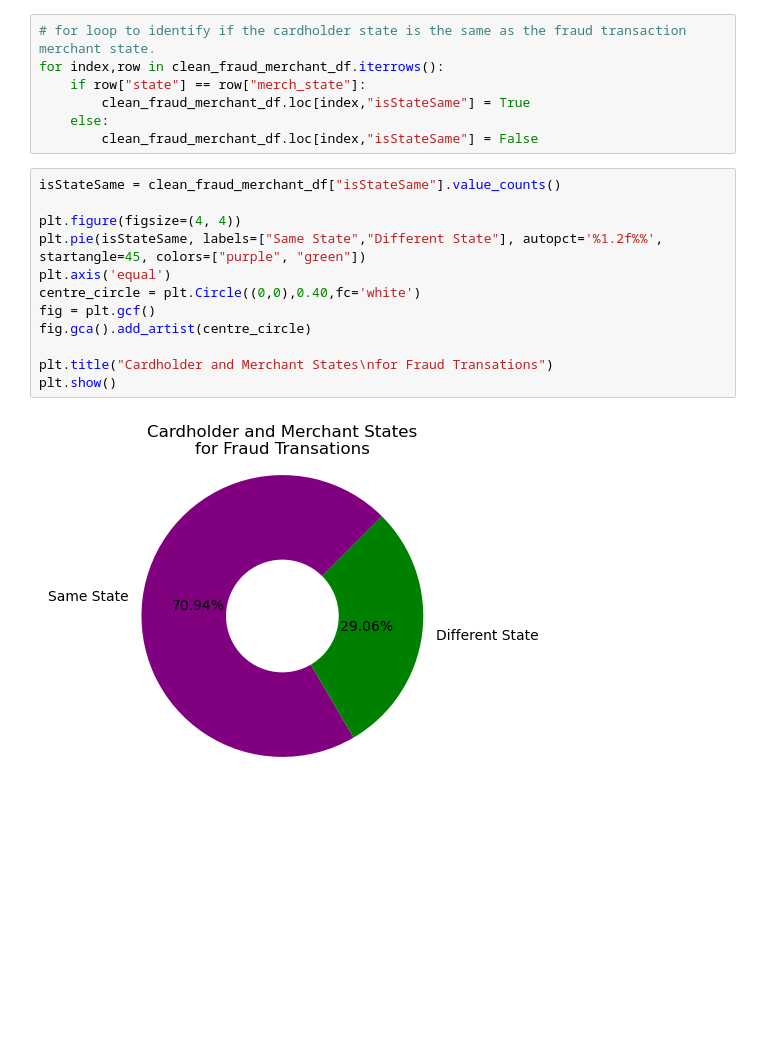
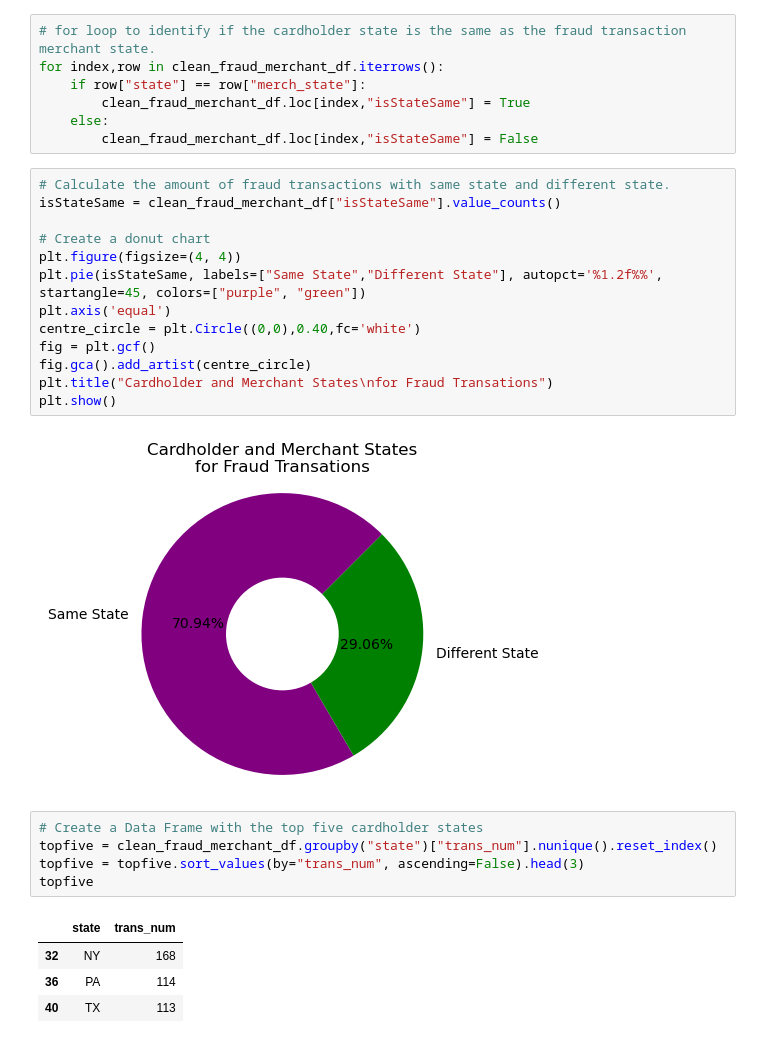
Before and after one commit to Mohammed-a-ali01/Project-1, a Jupyter notebook: locanalysis.ipynb, the cells around one changed output. Drawn from its saved outputs; the diff is of its cells as text; blank space fills up the shorter version.

```diff
--- a/locanalysis.ipynb
+++ b/locanalysis.ipynb
@@ -135,17 +132,28 @@ for index,row in clean_fraud_merchant_df.iterrows():
     else:
         clean_fraud_merchant_df.loc[index,"isStateSame"] = False
 # %%
+# Calculate the amount of fraud transactions with same state and different state.
 isStateSame = clean_fraud_merchant_df["isStateSame"].value_counts()
 
+# Create a donut chart
 plt.figure(figsize=(4, 4))
 plt.pie(isStateSame, labels=["Same State","Different State"], autopct='%1.2f%%', startangle=45, colors=["purple", "green"])
 plt.axis('equal')
 centre_circle = plt.Circle((0,0),0.40,fc='white')
 fig = plt.gcf()
 fig.gca().add_artist(centre_circle)
-
 plt.title("Cardholder and Merchant States\nfor Fraud Transations")
 plt.show()
 # %% [output]
 [figure]
+# %%
+# Create a Data Frame with the top five cardholder states
+topfive = clean_fraud_merchant_df.groupby("state")["trans_num"].nunique().reset_index()
+topfive = topfive.sort_values(by="trans_num", ascending=False).head(3)
+topfive
+# %% [output]
+|  | state | trans_num |
+| 32 | NY | 168 |
+| 36 | PA | 114 |
+| 40 | TX | 113 |
 # %%
```
Also changed, not shown: parts of 2 cells of this notebook.
